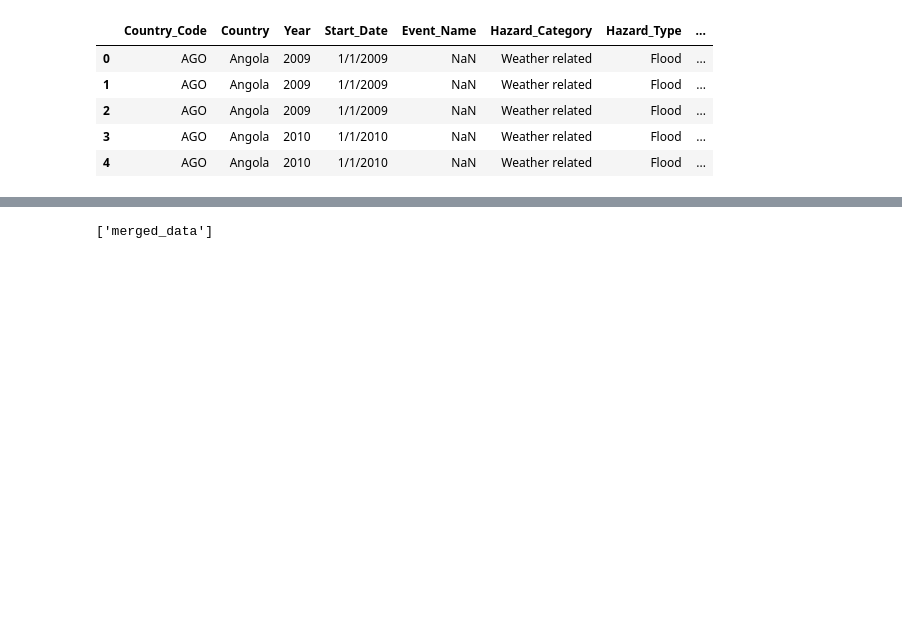
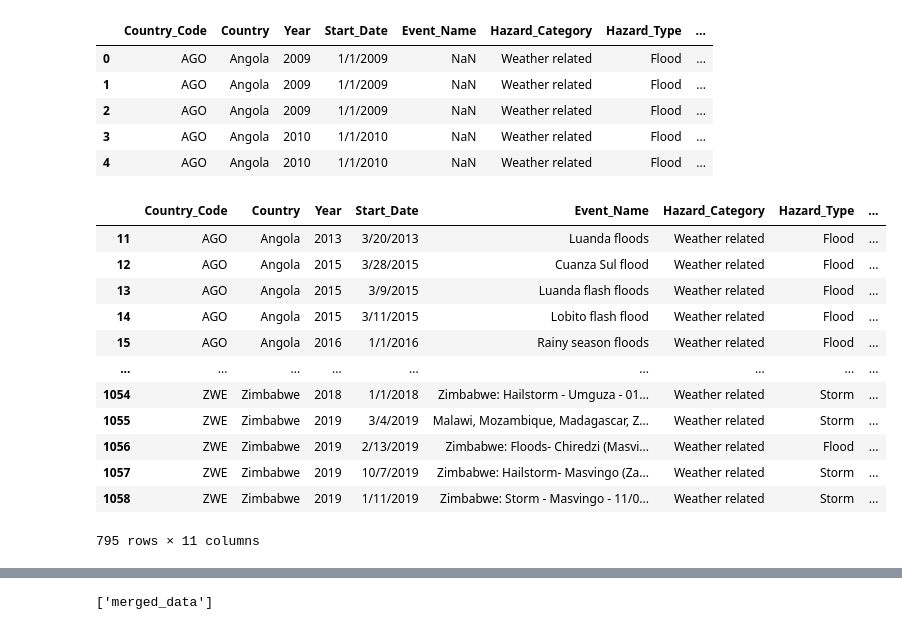
Before and after one commit to TrentELittle/SecondProject2, a Jupyter notebook: merged_data.ipynb, the cells around one changed output, grey strips where cells are left out. Cells and saved outputs as stored; diff of their text form; code cells hidden in the pictures; blank space fills up the shorter version.

Commit message:
edited merged_data, csv and queries

```diff
--- a/merged_data.ipynb
+++ b/merged_data.ipynb
@@ -215,3 +199,20 @@ merged_df.head()
 | 2 | AGO | Angola | 2009 | 1/1/2009 | NaN | Weather related | Flood | ... |
 | 3 | AGO | Angola | 2010 | 1/1/2010 | NaN | Weather related | Flood | ... |
 | 4 | AGO | Angola | 2010 | 1/1/2010 | NaN | Weather related | Flood | ... |
+# %%
+merged_df = merged_df.dropna()
+merged_df
+# %% [output]
+|  | Country_Code | Country | Year | Start_Date | Event_Name | Hazard_Category | Hazard_Type | ... |
+| 11 | AGO | Angola | 2013 | 3/20/2013 | Luanda floods | Weather related | Flood | ... |
+| 12 | AGO | Angola | 2015 | 3/28/2015 | Cuanza Sul flood | Weather related | Flood | ... |
+| 13 | AGO | Angola | 2015 | 3/9/2015 | Luanda flash floods | Weather related | Flood | ... |
+| 14 | AGO | Angola | 2015 | 3/11/2015 | Lobito flash flood | Weather related | Flood | ... |
+| 15 | AGO | Angola | 2016 | 1/1/2016 | Rainy season floods | Weather related | Flood | ... |
+| ... | ... | ... | ... | ... | ... | ... | ... | ... |
+| 1054 | ZWE | Zimbabwe | 2018 | 1/1/2018 | Zimbabwe: Hailstorm - Umguza - 01... | Weather related | Storm | ... |
+| 1055 | ZWE | Zimbabwe | 2019 | 3/4/2019 | Malawi, Mozambique, Madagascar, Z... | Weather related | Storm | ... |
+| 1056 | ZWE | Zimbabwe | 2019 | 2/13/2019 | Zimbabwe: Floods- Chiredzi (Masvi... | Weather related | Flood | ... |
+| 1057 | ZWE | Zimbabwe | 2019 | 10/7/2019 | Zimbabwe: Hailstorm- Masvingo (Za... | Weather related | Storm | ... |
+| 1058 | ZWE | Zimbabwe | 2019 | 1/11/2019 | Zimbabwe: Storm - Masvingo - 11/0... | Weather related | Storm | ... |
+795 rows × 11 columns
```
Also changed, not shown: parts of 5 cells of this notebook, 2 other files.
